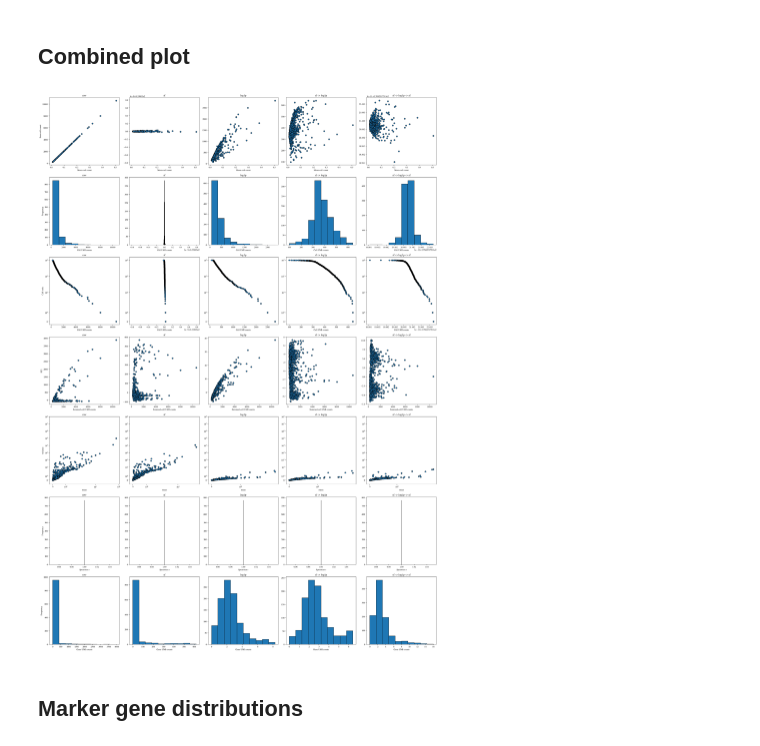
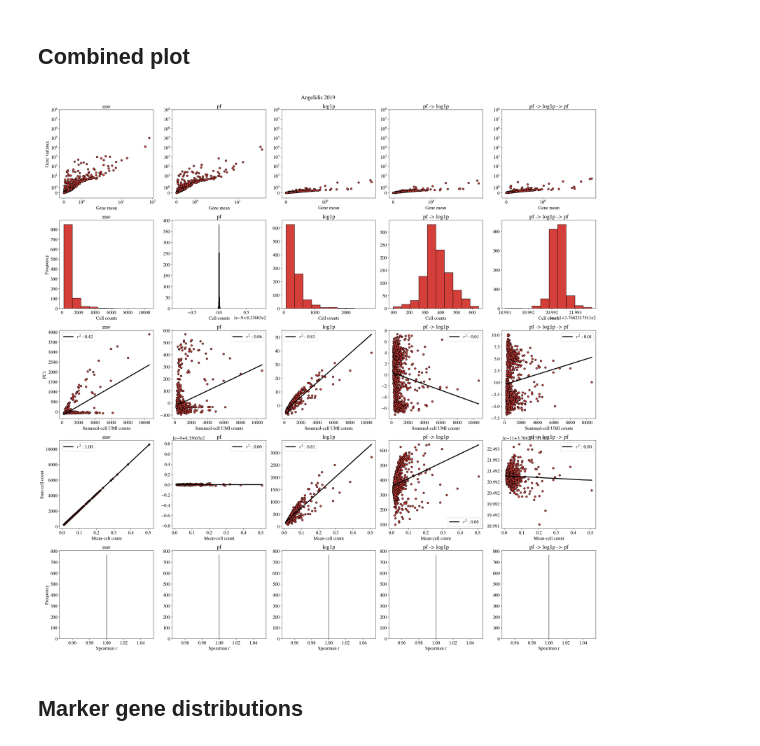
Before and after one commit to pachterlab/BHGP_2022, a Jupyter notebook: analysis/angelidis_2019.ipynb, the cells around one changed output. Saved outputs shown, nothing was run; the diff lists cells and outputs as text; code cells hidden in the pictures.

Commit message:
clean plotting

```diff
--- a/analysis/angelidis_2019.ipynb
+++ b/analysis/angelidis_2019.ipynb
@@ -262,7 +272,7 @@ depth_cov
 # %%
 def plot_depth_dist(data, axs):
   p = {
-      "xlabel": "Cell UMI counts",
+      "xlabel": "Cell counts",
       "ylabel": "Frequency",
   }
 
@@ -273,7 +283,7 @@ def plot_depth_dist(data, axs):
 
     x = np.sort(matrix.sum(1))[::-1]
 
-    ax.hist(x, edgecolor="k")
+    ax.hist(x, edgecolor="k", facecolor="#D43F3A")
     p.update({"title": title})
     ax.set(**p)
   return axs
@@ -336,7 +346,17 @@ def plot_pc_depth(data, pcs, axs):
 
     x = matrix.sum(1)
     y = pc[:,0]
-    ax.scatter(x, y, edgecolor="k")
+    ax.scatter(x, y, edgecolor="k", facecolor="#D43F3A")
+
+    slope, intercept, r_value, p_value, std_err = stats.linregress(x, y)
+
+    minx = min(x)
+    maxx = max(x)
+    x = np.linspace(minx, maxx, 10)
+    y = slope*x+intercept
+    ax.plot(x, y, label="$r^2$ : {:,.2f}".format(r_value**2), color="k", linewidth=3)
+    ax.legend(fontsize=15)
+
     p.update({"title": title})
     ax.set(**p)
   return axs
@@ -362,8 +382,8 @@ var_var = {t: np.var(np.var(matrix, axis=0)) for t, matrix in data.items()}
 # %%
 def plot_mean_var(data, axs):
   p = {
-      "xlabel": "mean",
-      "ylabel": "variance",
+      "xlabel": "Gene mean",
+      "ylabel": "Gene variance",
       "xscale": "symlog",
       "yscale": "symlog",
       "ylim": (-1, 1e8)
@@ -376,7 +396,7 @@ def plot_mean_var(data, axs):
 
     x = np.mean(matrix, axis=0)
     y = np.var(matrix, axis=0)
-    ax.scatter(x, y, edgecolor="k")
+    ax.scatter(x, y, edgecolor="k", facecolor="#D43F3A")
     p.update({"title": title})
     ax.set(**p)
   return axs
@@ -414,7 +434,7 @@ def plot_monotone(data, rv, axs):
     ax = axs[idx]
     x = rv[:,idx]
 
-    ax.hist(x, edgecolor="k")
+    ax.hist(x, edgecolor="k", facecolor="#D43F3A")
     p.update({"title": label})
     ax.set(**p)
   return axs
@@ -484,22 +504,20 @@ for idx, (title, m2) in enumerate(data.items()):
     rv[i, idx] = r
 # %%
 n = len(data.keys())
-ptype = ["depth_norm", "depth_dist", "knee", "pc_depth", "mean_Var", "monotonic", "example"]
+ptype = ["depth_norm", "depth_dist", "pc_depth", "mean_Var", "monotonic"]
 m = len(ptype)
 fig, axs = plt.subplots(figsize=(5*n,5*m), ncols=n, nrows = m, constrained_layout=True)
-
-plot_depth_norm(data, axs[0])
+fig.suptitle("Angelidis 2019")
+plot_mean_var(data, axs[0])
 plot_depth_dist(data, axs[1])
-plot_knee(data, axs[2])
-plot_pc_depth(data, pcs, axs[3])
-plot_mean_var(data, axs[4])
-plot_monotone(data, rv, axs[5])
-plot_example_gene(data, axs[6])
+plot_pc_depth(data, pcs, axs[2])
+plot_depth_norm(data, axs[3])
+plot_monotone(data, rv, axs[4])
 
 fig.savefig("combined.png", facecolor='white', transparent=False)
 fig.show()
 # %% [output]
-[figure, old version]
+[figure, new version]
 # %% [markdown]
 ## Marker gene distributions
 # %% [markdown]
```
Also changed, not shown: parts of 23 cells of this notebook.
